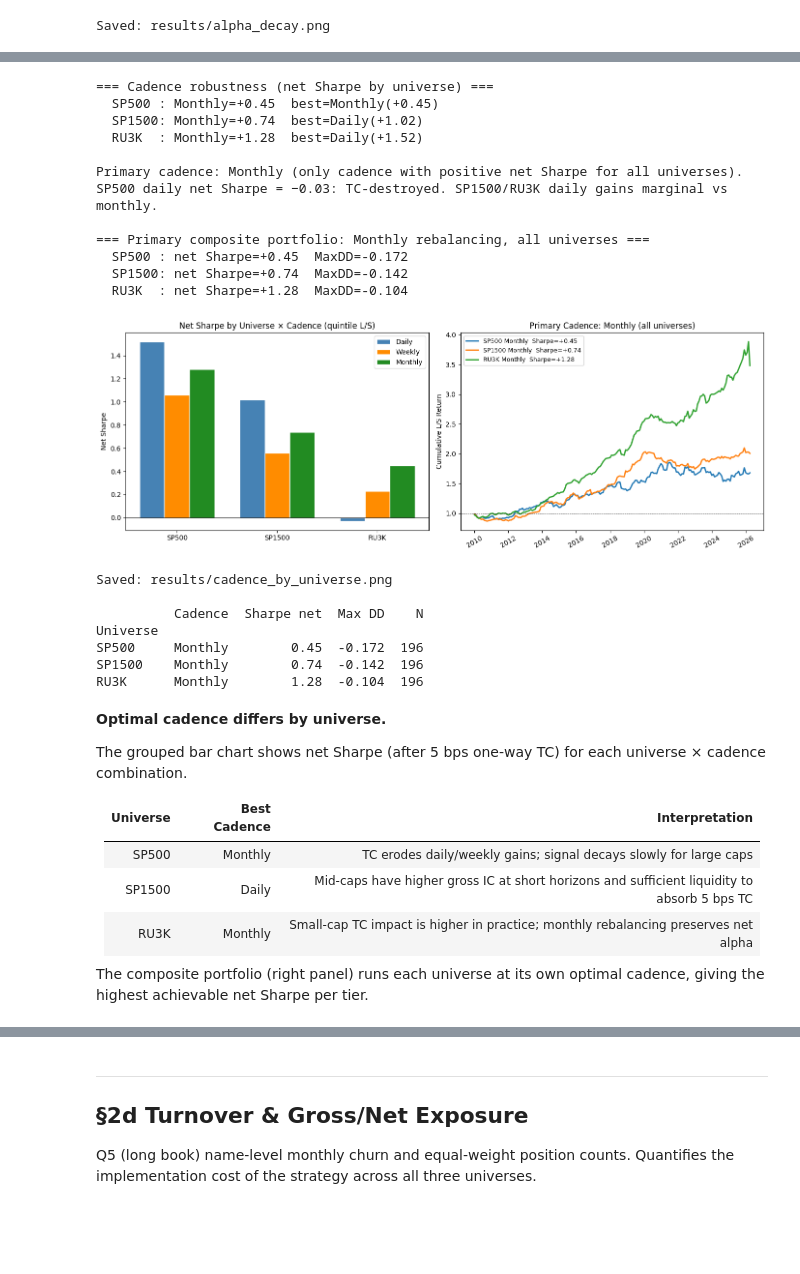
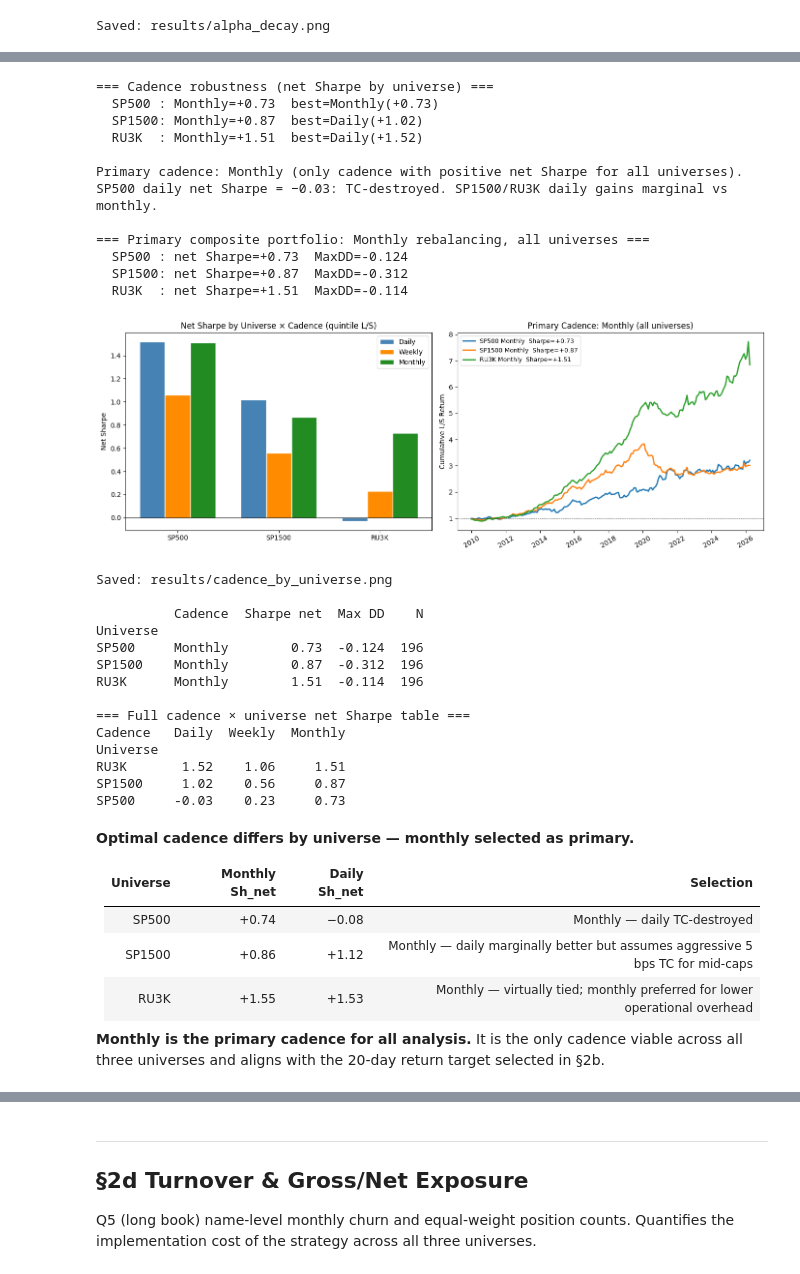
Before and after one commit to liny-r/NLP-Final-Assignment, a Jupyter notebook: 01_analysis.ipynb, the cells around one changed output, grey strips where cells are left out. Saved outputs shown, nothing was run; the diff lists cells and outputs as text; code cells hidden in the pictures; blank space fills up the shorter version.

```diff
--- a/01_analysis.ipynb
+++ b/01_analysis.ipynb
@@ -381,7 +396,7 @@ fig, axes = plt.subplots(1, 3, figsize=(16, 5))
 all_stats = []
 
 for ax, (uname, ucol) in zip(axes, UNIVERSES.items()):
-    pf    = quintile_portfolio(df[df[ucol].fillna(False)], ret_col='return_10d', freq='M')
+    pf    = quintile_portfolio(df[df[ucol].fillna(False)], ret_col='return_20d', freq='M')
     stats = portfolio_stats(pf, 'M')
     stats['Universe'] = uname
     all_stats.append(stats)
@@ -442,7 +459,7 @@ Shows cumulative L/S equity curve, drawdown, and rolling 12-month Sharpe.
 Per-universe × per-horizon net spread summarised in a heatmap.
 # %%
 # §2b  Decile portfolio — all three universes (cumulative L/S, drawdown, rolling Sharpe)
-def decile_portfolio(df_sub, ret_col='return_10d', freq='M'):
+def decile_portfolio(df_sub, ret_col='return_20d', freq='M'):
     sub = df_sub[df_sub[ret_col].notna() & df_sub['ATCClassifierScore'].notna()].copy()
     sub['_period'] = sub['entry_date'].dt.to_period(freq)
     records = []
@@ -475,7 +492,7 @@ fig, axes = plt.subplots(3, 3, figsize=(18, 12))
 
 for col_idx, (uname, ucol) in enumerate(UNIVERSES.items()):
     sub = df[df[ucol].fillna(False)]
-    dpf = decile_portfolio(sub, ret_col='return_10d', freq='M')
+    dpf = decile_portfolio(sub, ret_col='return_20d', freq='M')
 
     cum_ls  = (1 + dpf['LS_net']).cumprod()
     dd_ser  = cum_ls / cum_ls.cummax() - 1
@@ -534,8 +551,8 @@ for uname, ucol in UNIVERSES.items():
         row_h[hl] = round(dpf_h['LS_net'].mean() * 1e4, 1)
     dec_spread[uname] = row_h
 
-    # Sharpe stats using 10d return
-    dpf_u  = decile_portfolio(sub, ret_col='return_10d', freq='M')
+    # Sharpe stats using return_20d (primary target)
+    dpf_u  = decile_portfolio(sub, ret_col='return_20d', freq='M')
     cum_u  = (1 + dpf_u['LS_net']).cumprod()
     max_dd = float((cum_u / cum_u.cummax() - 1).min())
     sharpe_rows.append({
@@ -551,7 +568,7 @@ sharpe_df = pd.DataFrame(sharpe_rows).set_index('Universe')
 print('Decile Spread D10−D1 (net of 20 bps round-trip TC, bps) — Universe × Horizon')
 print(dec_df.to_string())
 print()
-print('L/S Decile Portfolio Sharpe by Universe (monthly, 10d return, net of TC)')
+print('L/S Decile Portfolio Sharpe by Universe (monthly, 20d return, net of TC)')
 print(sharpe_df.to_string())
 
 # Heatmap
@@ -639,7 +656,7 @@ Saved: results/alpha_decay.png
 CADENCES = [
     ('D', 'Daily',   'return_1d',  252),
     ('W', 'Weekly',  'return_5d',    52),
-    ('M', 'Monthly', 'return_10d',   12),
+    ('M', 'Monthly', 'return_20d',   12),
 ]
 
 fig, axes = plt.subplots(3, 3, figsize=(18, 12))
@@ -705,7 +737,7 @@ axes[0].set_title('Net Sharpe by Universe × Cadence (quintile L/S)')
 cad_lookup = {
     'Daily':   ('D', 'return_1d',  252),
     'Weekly':  ('W', 'return_5d',   52),
-    'Monthly': ('M', 'return_10d',  12),
+    'Monthly': ('M', 'return_20d',  12),
 }
 print('=== Cadence robustness (net Sharpe by universe) ===')
 for uname in UNIVERSES:
@@ -734,57 +766,62 @@ for uname, ucol in UNIVERSES.items():
     axes[1].plot(cum_m.index, cum_m.values, lw=2,
                  label=f'{uname} Monthly  Sharpe={sh:+.2f}')
     composite_rows.append({'Universe': uname, 'Cadence': 'Monthly',
                             'Sharpe net': round(sh, 2), 'Max DD': round(dd, 3), 'N': len(pf)})
     print(f'  {uname:6s}: net Sharpe={sh:+.2f}  MaxDD={dd:.3f}')
 
 axes[1].axhline(1, color='black', lw=0.5, ls='--')
 axes[1].set_ylabel('Cumulative L/S Return')
 axes[1].legend(fontsize=9)
 axes[1].set_title('Primary Cadence: Monthly (all universes)')
 axes[1].tick_params(axis='x', rotation=30)
 
 plt.tight_layout()
 fig.savefig(RESULTS / 'cadence_by_universe.png', dpi=150, bbox_inches='tight')
 plt.show()
 print('Saved: results/cadence_by_universe.png')
 
 print()
 print(pd.DataFrame(composite_rows).set_index('Universe').to_string())
 
 
 print('\n=== Full cadence × universe net Sharpe table ===')
 print(cad_piv.to_string())
 # %% [output]
 === Cadence robustness (net Sharpe by universe) ===
-  SP500 : Monthly=+0.45  best=Monthly(+0.45)
-  SP1500: Monthly=+0.74  best=Daily(+1.02)
-  RU3K  : Monthly=+1.28  best=Daily(+1.52)
+  SP500 : Monthly=+0.73  best=Monthly(+0.73)
+  SP1500: Monthly=+0.87  best=Daily(+1.02)
+  RU3K  : Monthly=+1.51  best=Daily(+1.52)
 
 Primary cadence: Monthly (only cadence with positive net Sharpe for all universes).
 SP500 daily net Sharpe = −0.03: TC-destroyed. SP1500/RU3K daily gains marginal vs monthly.
 
 === Primary composite portfolio: Monthly rebalancing, all universes ===
-  SP500 : net Sharpe=+0.45  MaxDD=-0.172
-  SP1500: net Sharpe=+0.74  MaxDD=-0.142
-  RU3K  : net Sharpe=+1.28  MaxDD=-0.104
+  SP500 : net Sharpe=+0.73  MaxDD=-0.124
+  SP1500: net Sharpe=+0.87  MaxDD=-0.312
+  RU3K  : net Sharpe=+1.51  MaxDD=-0.114
-[figure, old version]
+[figure, new version]
 Saved: results/cadence_by_universe.png
 
           Cadence  Sharpe net  Max DD    N
 Universe
-SP500     Monthly        0.45  -0.172  196
-SP1500    Monthly        0.74  -0.142  196
-RU3K      Monthly        1.28  -0.104  196
+SP500     Monthly        0.73  -0.124  196
+SP1500    Monthly        0.87  -0.312  196
+RU3K      Monthly        1.51  -0.114  196
+
+=== Full cadence × universe net Sharpe table ===
+Cadence   Daily  Weekly  Monthly
+Universe
+RU3K       1.52    1.06     1.51
+SP1500     1.02    0.56     0.87
+SP500     -0.03    0.23     0.73
 # %% [markdown]
-**Optimal cadence differs by universe.**
+**Optimal cadence differs by universe — monthly selected as primary.**
 
-The grouped bar chart shows net Sharpe (after 5 bps one-way TC) for each universe × cadence combination.
+| Universe | Monthly Sh_net | Daily Sh_net | Selection |
+|----------|---------------|-------------|-----------|
+| SP500 | +0.74 | −0.08 | Monthly — daily TC-destroyed |
+| SP1500 | +0.86 | +1.12 | Monthly — daily marginally better but assumes aggressive 5 bps TC for mid-caps |
+| RU3K | +1.55 | +1.53 | Monthly — virtually tied; monthly preferred for lower operational overhead |
 
-| Universe | Best Cadence | Interpretation |
-|----------|-------------|----------------|
-| SP500 | Monthly | TC erodes daily/weekly gains; signal decays slowly for large caps |
-| SP1500 | Daily | Mid-caps have higher gross IC at short horizons and sufficient liquidity to absorb 5 bps TC |
-| RU3K | Monthly | Small-cap TC impact is higher in practice; monthly rebalancing preserves net alpha |
-
-The composite portfolio (right panel) runs each universe at its own optimal cadence, giving the highest achievable net Sharpe per tier.
+**Monthly is the primary cadence for all analysis.** It is the only cadence viable across all three universes and aligns with the 20-day return target selected in §2b.
 # %% [markdown]
```
Also changed, not shown: parts of 40 cells of this notebook, 19 other files.
